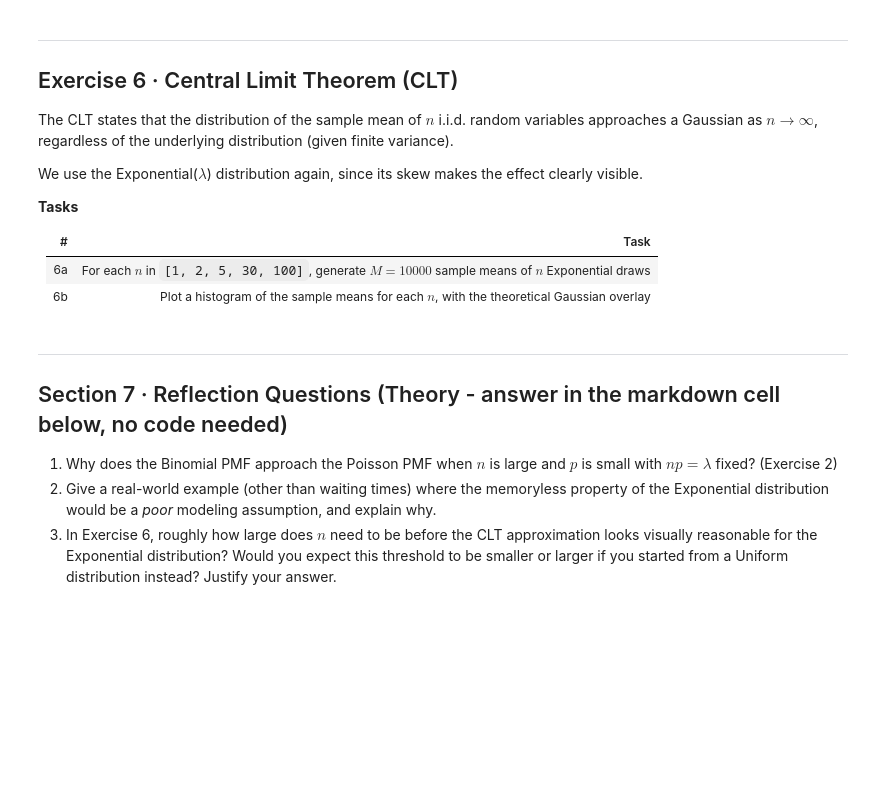
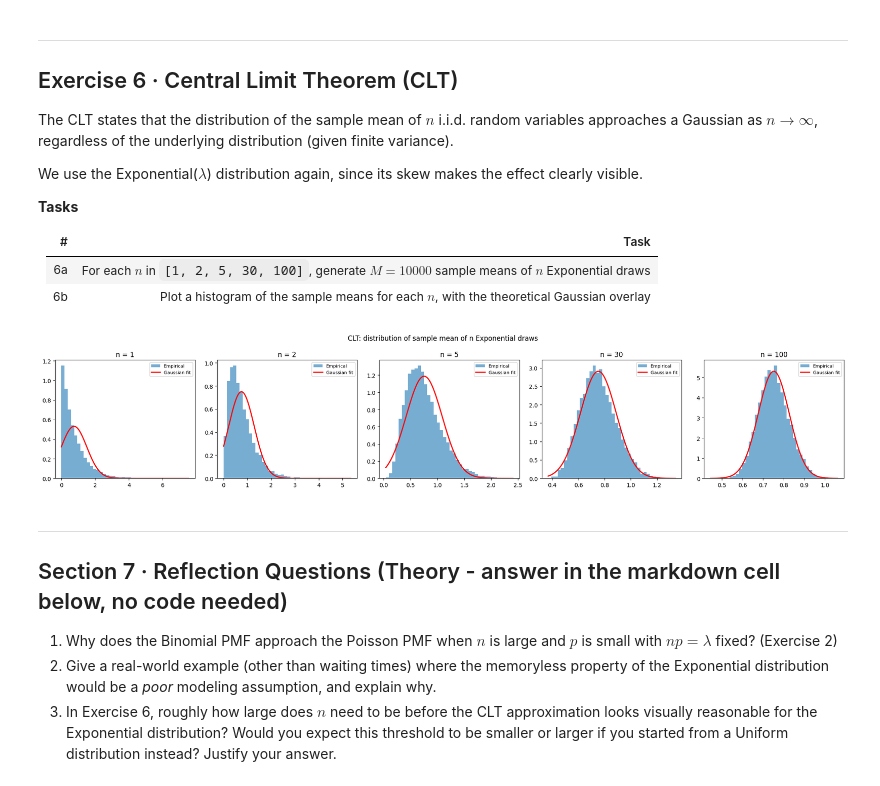
Before and after one commit to adithyan-cell/Python, a Jupyter notebook: 22AIE301_Lab_03_aie24006_.ipynb, the cells around one changed output. Saved outputs shown, nothing was run; the diff lists cells and outputs as text; code cells hidden in the pictures; blank space fills up the shorter version.

```diff
--- a/22AIE301_Lab_03_aie24006_.ipynb
+++ b/22AIE301_Lab_03_aie24006_.ipynb
@@ -333,27 +333,29 @@ We use the Exponential($\lambda$) distribution again, since its skew makes the e
 # %%
 # ── 6a & 6b: CLT demonstration ─────────────────────────────────
 ns = [1, 2, 5, 30, 100]
 M = 10_000
 
 fig, axes = plt.subplots(1, len(ns), figsize=(20, 4))
 
 for ax, n_ in zip(axes, ns):
-    draws = ___.rvs(size=(___, ___), random_state=ROLL)   # exp_dist, M, n_
-    sample_means = draws.mean(axis=___)                    # axis=1
+    draws = exp_dist.rvs(size=(M, n_), random_state=ROLL)   # exp_dist, M, n_
+    sample_means = draws.mean(axis=1)                    # axis=1
 
     ax.hist(sample_means, bins=40, density=True, alpha=0.6, label="Empirical")
 
     theo_mean = 1 / lam_exp
-    theo_std  = (1 / lam_exp) / np.sqrt(___)               # n_
+    theo_std   = (1 / lam_exp) / np.sqrt(n_)               # n_
     x_range = np.linspace(sample_means.min(), sample_means.max(), 200)
-    ax.plot(x_range, stats.norm.pdf(x_range, ___, ___), "r-", lw=2, label="Gaussian fit")  # theo_mean, theo_std
+    ax.plot(x_range, stats.norm.pdf(x_range, theo_mean, theo_std), "r-", lw=2, label="Gaussian fit")  # theo_mean, theo_std
 
     ax.set_title(f"n = {n_}")
     ax.legend(fontsize=8)
 
 plt.suptitle("CLT: distribution of sample mean of n Exponential draws")
 plt.tight_layout()
 plt.show()
+# %% [output]
+[figure, added]
 # %% [markdown]
 ---
 ## Section 7 · Reflection Questions (Theory - answer in the markdown cell below, no code needed)
```
Also changed, not shown: parts of 2 cells of this notebook.
